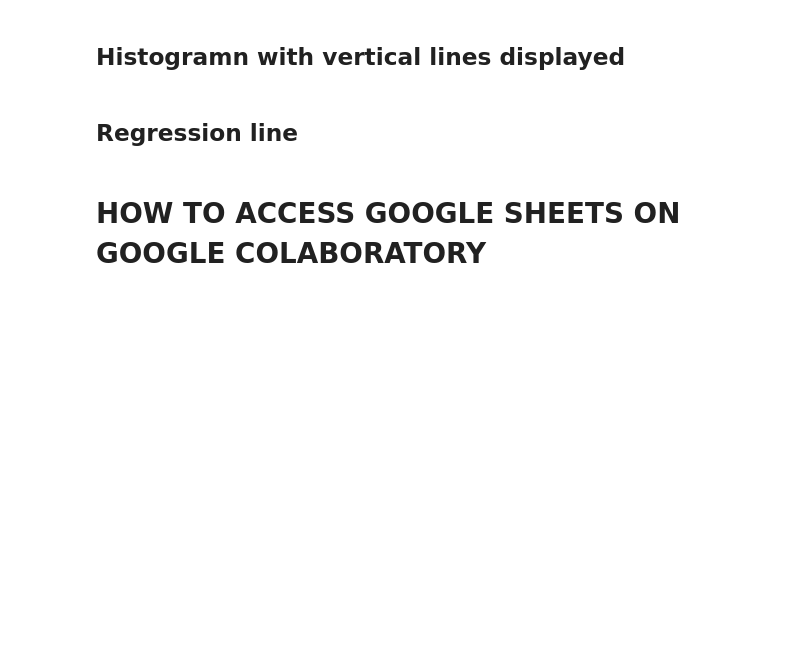
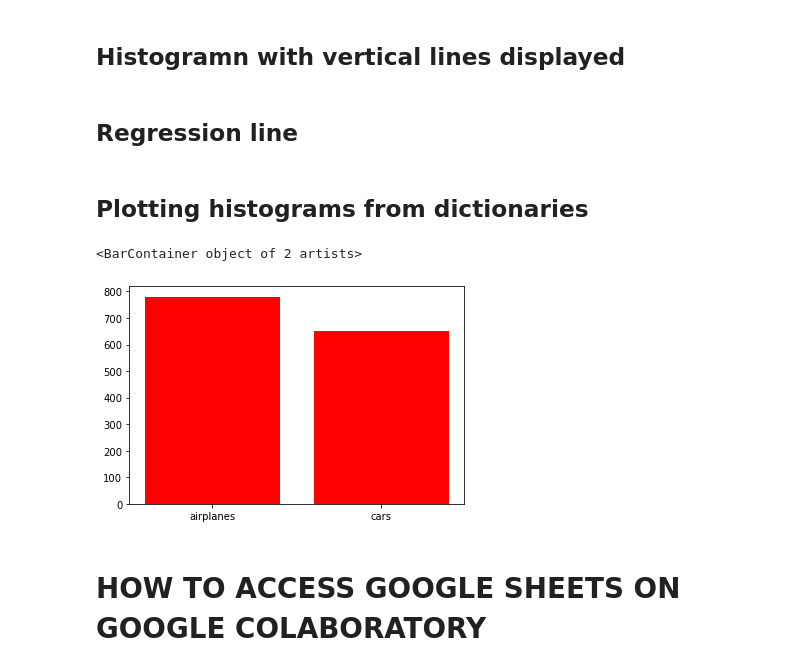
Before and after one commit to federico-trotta/Python_tips, a Jupyter notebook: Python_tips.ipynb, the cells around one changed output. Saved outputs shown, nothing was run; the diff lists cells and outputs as text; code cells hidden in the pictures; blank space fills up the shorter version.

```diff
--- a/Python_tips.ipynb
+++ b/Python_tips.ipynb
@@ -532,6 +569,19 @@ im.show()
 # %%
 #plotting the time series analysis with a red regression line
 sns.regplot(data=phase3, x="my_x_variable", y="my_y_variable"", line_kws={"color": "red"})
+# %% [markdown]
+## Plotting histograms from dictionaries
+# %%
+import matplotlib.pyplot as plt
+
+#defining dicrionary
+my_dict = {'airplanes':780, 'cars':650}
+
+#plotting dictionary values
+plt.bar(my_dict.keys(), my_dict.values(), color='r')
+# %% [output]
+<BarContainer object of 2 artists>
+[figure, added]
 # %% [markdown]
 # HOW TO ACCESS GOOGLE SHEETS ON GOOGLE COLABORATORY
 # %% [markdown]
```
Also changed, not shown: parts of 7 cells of this notebook.
